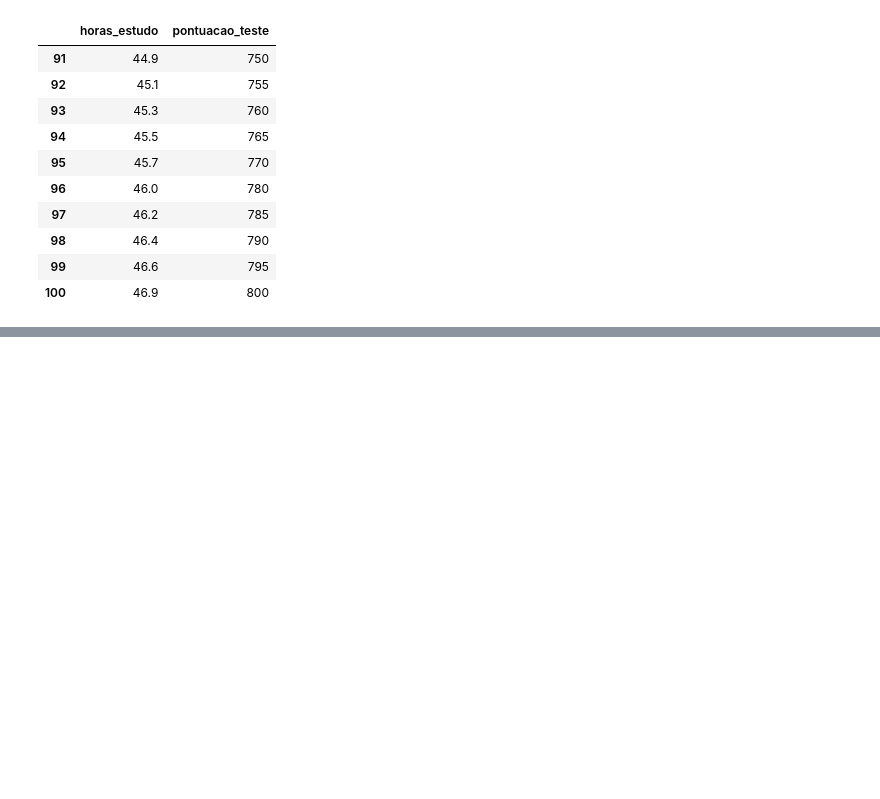
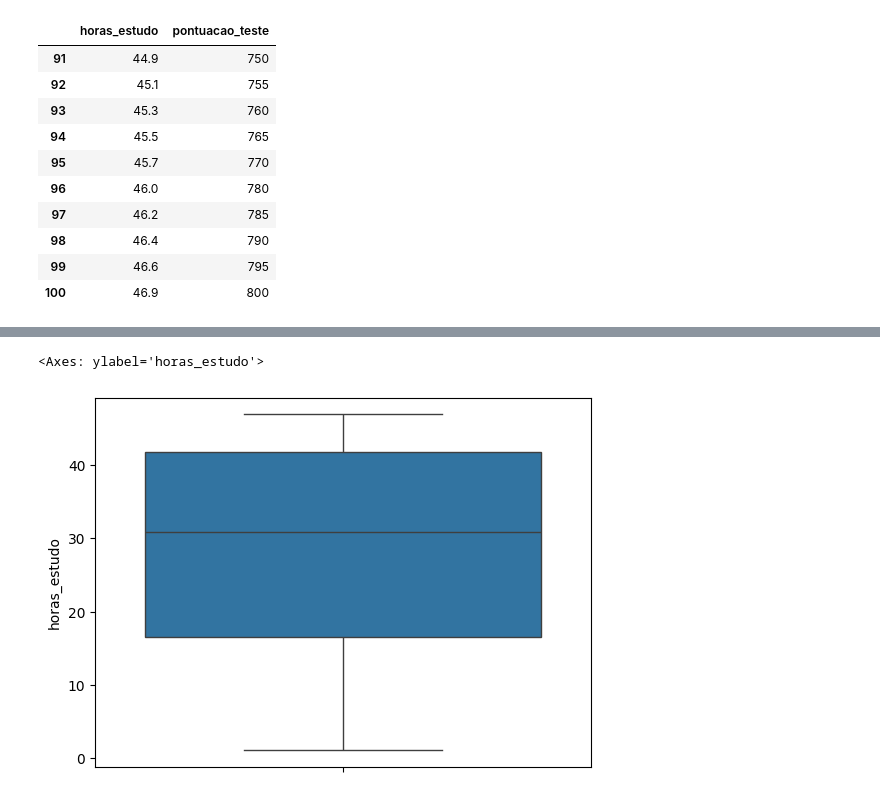
Before and after one commit to srmatheusmaciel/regressao_linear_simples, a Jupyter notebook: modelo_pontuacao.ipynb, the cells around one changed output, grey strips where cells are left out. Saved outputs shown, nothing was run; the diff lists cells and outputs as text; code cells hidden in the pictures; blank space fills up the shorter version.

```diff
--- a/modelo_pontuacao.ipynb
+++ b/modelo_pontuacao.ipynb
@@ -58,0 +89,7 @@ df_pontuacao.tail(10)
+# %%
+## Verificar se temos outliers
+# Plot BoxPlot
+sns.boxplot(data=df_pontuacao,y='horas_estudo')
+# %% [output]
+<Axes: ylabel='horas_estudo'>
+[figure, added]
```
Also changed, not shown: parts of 9 cells of this notebook.
